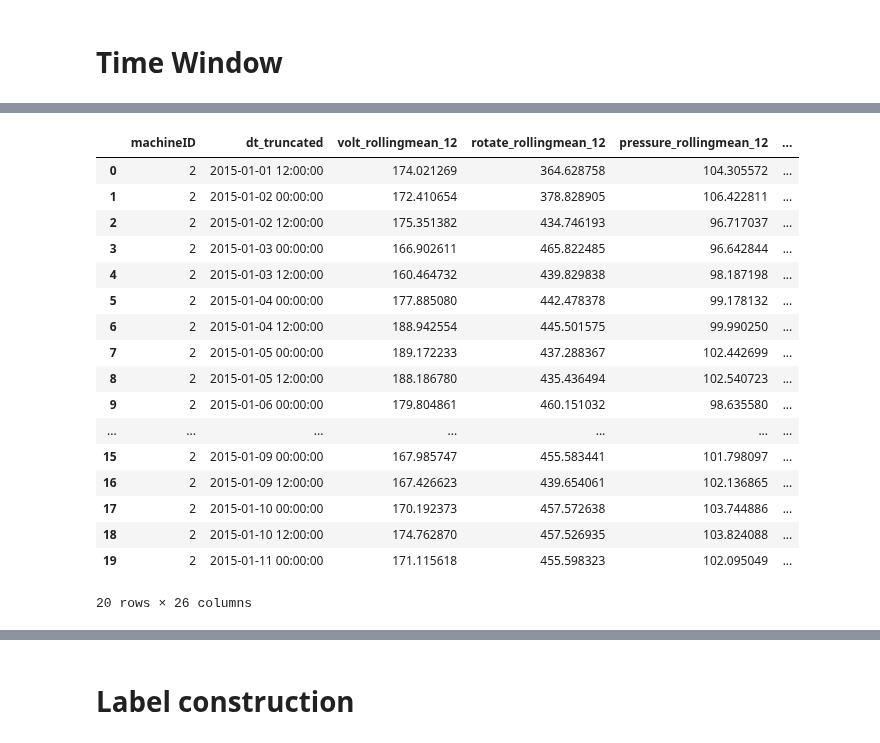
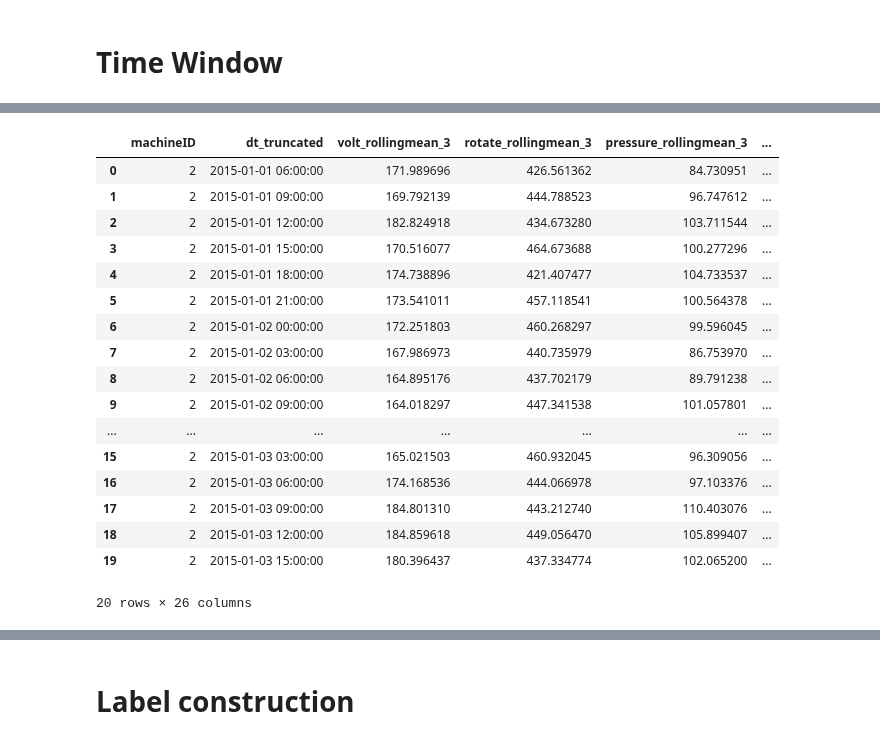
Before and after one commit to VisusAdAstra/Soen471, a Jupyter notebook: code/prototype.ipynb, the cells around one changed output, grey strips where cells are left out. Cells and saved outputs as stored; diff of their text form; code cells hidden in the pictures.

```diff
--- a/code/prototype.ipynb
+++ b/code/prototype.ipynb
@@ -232,7 +232,7 @@ tel_mean = telemetry
 rolling_features = ['volt','rotate', 'pressure', 'vibration']
 
 # n hours = n * 3600 seconds
-time_val = 12 * 3600
+time_val = 3 * 3600 #12 * 3600
 
 # Choose the time_val hour timestamps to align the data
 # dt_truncated looks at the column named "datetime" in the current data set.
@@ -240,7 +240,7 @@ time_val = 12 * 3600
 # test = tel_mean.withColumn("dt_truncated", dt_truncated).drop('volt', 'rotate', 'pressure', 'vibration').show()
 dt_truncated = ((round(unix_timestamp(col("datetime")) / time_val) * time_val).cast("timestamp"))
 # %%
-lags = [12, 24, 36] #in hours
+lags = [3, 12, 24] #[12, 24, 36] #in hours
 
 # align the data
 for lag_n in lags:
@@ -256,30 +256,30 @@ telemetry_feat = (tel_mean.withColumn("dt_truncated", dt_truncated)
                   .drop('volt', 'rotate', 'pressure', 'vibration')
                   .fillna(0)
                   .groupBy("machineID","dt_truncated")
-                  .agg(F.mean('volt_rollingmean_12').alias('volt_rollingmean_12'),
-                       F.mean('rotate_rollingmean_12').alias('rotate_rollingmean_12'),
-                       F.mean('pressure_rollingmean_12').alias('pressure_rollingmean_12'),
-                       F.mean('vibration_rollingmean_12').alias('vibration_rollingmean_12'),
-                       F.mean('volt_rollingmean_24').alias('volt_rollingmean_24'),
-                       F.mean('rotate_rollingmean_24').alias('rotate_rollingmean_24'),
-                       F.mean('pressure_rollingmean_24').alias('pressure_rollingmean_24'),
-                       F.mean('vibration_rollingmean_24').alias('vibration_rollingmean_24'),
-                       F.mean('volt_rollingmean_36').alias('volt_rollingmean_36'),
-                       F.mean('vibration_rollingmean_36').alias('vibration_rollingmean_36'),
-                       F.mean('rotate_rollingmean_36').alias('rotate_rollingmean_36'),
-                       F.mean('pressure_rollingmean_36').alias('pressure_rollingmean_36'),
-                       F.stddev('volt_rollingstd_12').alias('volt_rollingstd_12'),
-                       F.stddev('rotate_rollingstd_12').alias('rotate_rollingstd_12'),
-                       F.stddev('pressure_rollingstd_12').alias('pressure_rollingstd_12'),
-                       F.stddev('vibration_rollingstd_12').alias('vibration_rollingstd_12'),
-                       F.stddev('volt_rollingstd_24').alias('volt_rollingstd_24'),
-                       F.stddev('rotate_rollingstd_24').alias('rotate_rollingstd_24'),
-                       F.stddev('pressure_rollingstd_24').alias('pressure_rollingstd_24'),
-                       F.stddev('vibration_rollingstd_24').alias('vibration_rollingstd_24'),
-                       F.stddev('volt_rollingstd_36').alias('volt_rollingstd_36'),
-                       F.stddev('rotate_rollingstd_36').alias('rotate_rollingstd_36'),
-                       F.stddev('pressure_rollingstd_36').alias('pressure_rollingstd_36'),
-                       F.stddev('vibration_rollingstd_36').alias('vibration_rollingstd_36'), ))
+                  .agg(F.mean(f'volt_rollingmean_{lags[0]}').alias(f'volt_rollingmean_{lags[0]}'),
+                       F.mean(f'rotate_rollingmean_{lags[0]}').alias(f'rotate_rollingmean_{lags[0]}'),
+                       F.mean(f'pressure_rollingmean_{lags[0]}').alias(f'pressure_rollingmean_{lags[0]}'),
+                       F.mean(f'vibration_rollingmean_{lags[0]}').alias(f'vibration_rollingmean_{lags[0]}'),
+                       F.mean(f'volt_rollingmean_{lags[1]}').alias(f'volt_rollingmean_{lags[1]}'),
+                       F.mean(f'rotate_rollingmean_{lags[1]}').alias(f'rotate_rollingmean_{lags[1]}'),
+                       F.mean(f'pressure_rollingmean_{lags[1]}').alias(f'pressure_rollingmean_{lags[1]}'),
+                       F.mean(f'vibration_rollingmean_{lags[1]}').alias(f'vibration_rollingmean_{lags[1]}'),
+                       F.mean(f'volt_rollingmean_{lags[2]}').alias(f'volt_rollingmean_{lags[2]}'),
+                       F.mean(f'vibration_rollingmean_{lags[2]}').alias(f'vibration_rollingmean_{lags[2]}'),
+                       F.mean(f'rotate_rollingmean_{lags[2]}').alias(f'rotate_rollingmean_{lags[2]}'),
+                       F.mean(f'pressure_rollingmean_{lags[2]}').alias(f'pressure_rollingmean_{lags[2]}'),
+                       F.stddev(f'volt_rollingstd_{lags[0]}').alias(f'volt_rollingstd_{lags[0]}'),
+                       F.stddev(f'rotate_rollingstd_{lags[0]}').alias(f'rotate_rollingstd_{lags[0]}'),
+                       F.stddev(f'pressure_rollingstd_{lags[0]}').alias(f'pressure_rollingstd_{lags[0]}'),
+                       F.stddev(f'vibration_rollingstd_{lags[0]}').alias(f'vibration_rollingstd_{lags[0]}'),
+                       F.stddev(f'volt_rollingstd_{lags[1]}').alias(f'volt_rollingstd_{lags[1]}'),
+                       F.stddev(f'rotate_rollingstd_{lags[1]}').alias(f'rotate_rollingstd_{lags[1]}'),
+                       F.stddev(f'pressure_rollingstd_{lags[1]}').alias(f'pressure_rollingstd_{lags[1]}'),
+                       F.stddev(f'vibration_rollingstd_{lags[1]}').alias(f'vibration_rollingstd_{lags[1]}'),
+                       F.stddev(f'volt_rollingstd_{lags[2]}').alias(f'volt_rollingstd_{lags[2]}'),
+                       F.stddev(f'rotate_rollingstd_{lags[2]}').alias(f'rotate_rollingstd_{lags[2]}'),
+                       F.stddev(f'pressure_rollingstd_{lags[2]}').alias(f'pressure_rollingstd_{lags[2]}'),
+                       F.stddev(f'vibration_rollingstd_{lags[2]}').alias(f'vibration_rollingstd_{lags[2]}'), ))
 
 print(tel_mean.count())
 print(telemetry_feat.count())
@@ -290,20 +290,20 @@ telemetry_feat.where((col("machineID") == 2)).limit(20).toPandas().head(20)
-|  | machineID | dt_truncated | volt_rollingmean_12 | rotate_rollingmean_12 | pressure_rollingmean_12 | ... |
-| 0 | 2 | 2015-01-01 12:00:00 | 174.021269 | 364.628758 | 104.305572 | ... |
-| 1 | 2 | 2015-01-02 00:00:00 | 172.410654 | 378.828905 | 106.422811 | ... |
-| 2 | 2 | 2015-01-02 12:00:00 | 175.351382 | 434.746193 | 96.717037 | ... |
-| 3 | 2 | 2015-01-03 00:00:00 | 166.902611 | 465.822485 | 96.642844 | ... |
-| 4 | 2 | 2015-01-03 12:00:00 | 160.464732 | 439.829838 | 98.187198 | ... |
-| 5 | 2 | 2015-01-04 00:00:00 | 177.885080 | 442.478378 | 99.178132 | ... |
-| 6 | 2 | 2015-01-04 12:00:00 | 188.942554 | 445.501575 | 99.990250 | ... |
-| 7 | 2 | 2015-01-05 00:00:00 | 189.172233 | 437.288367 | 102.442699 | ... |
-| 8 | 2 | 2015-01-05 12:00:00 | 188.186780 | 435.436494 | 102.540723 | ... |
-| 9 | 2 | 2015-01-06 00:00:00 | 179.804861 | 460.151032 | 98.635580 | ... |
+|  | machineID | dt_truncated | volt_rollingmean_3 | rotate_rollingmean_3 | pressure_rollingmean_3 | ... |
+| 0 | 2 | 2015-01-01 06:00:00 | 171.989696 | 426.561362 | 84.730951 | ... |
+| 1 | 2 | 2015-01-01 09:00:00 | 169.792139 | 444.788523 | 96.747612 | ... |
+| 2 | 2 | 2015-01-01 12:00:00 | 182.824918 | 434.673280 | 103.711544 | ... |
+| 3 | 2 | 2015-01-01 15:00:00 | 170.516077 | 464.673688 | 100.277296 | ... |
+| 4 | 2 | 2015-01-01 18:00:00 | 174.738896 | 421.407477 | 104.733537 | ... |
+| 5 | 2 | 2015-01-01 21:00:00 | 173.541011 | 457.118541 | 100.564378 | ... |
+| 6 | 2 | 2015-01-02 00:00:00 | 172.251803 | 460.268297 | 99.596045 | ... |
+| 7 | 2 | 2015-01-02 03:00:00 | 167.986973 | 440.735979 | 86.753970 | ... |
+| 8 | 2 | 2015-01-02 06:00:00 | 164.895176 | 437.702179 | 89.791238 | ... |
+| 9 | 2 | 2015-01-02 09:00:00 | 164.018297 | 447.341538 | 101.057801 | ... |
 | ... | ... | ... | ... | ... | ... | ... |
-| 15 | 2 | 2015-01-09 00:00:00 | 167.985747 | 455.583441 | 101.798097 | ... |
-| 16 | 2 | 2015-01-09 12:00:00 | 167.426623 | 439.654061 | 102.136865 | ... |
-| 17 | 2 | 2015-01-10 00:00:00 | 170.192373 | 457.572638 | 103.744886 | ... |
-| 18 | 2 | 2015-01-10 12:00:00 | 174.762870 | 457.526935 | 103.824088 | ... |
-| 19 | 2 | 2015-01-11 00:00:00 | 171.115618 | 455.598323 | 102.095049 | ... |
+| 15 | 2 | 2015-01-03 03:00:00 | 165.021503 | 460.932045 | 96.309056 | ... |
+| 16 | 2 | 2015-01-03 06:00:00 | 174.168536 | 444.066978 | 97.103376 | ... |
+| 17 | 2 | 2015-01-03 09:00:00 | 184.801310 | 443.212740 | 110.403076 | ... |
+| 18 | 2 | 2015-01-03 12:00:00 | 184.859618 | 449.056470 | 105.899407 | ... |
+| 19 | 2 | 2015-01-03 15:00:00 | 180.396437 | 437.334774 | 102.065200 | ... |
 20 rows × 26 columns
 # %%
 # create a column for each errorID
```
Also changed, not shown: parts of 21 cells of this notebook, 2 other files.
